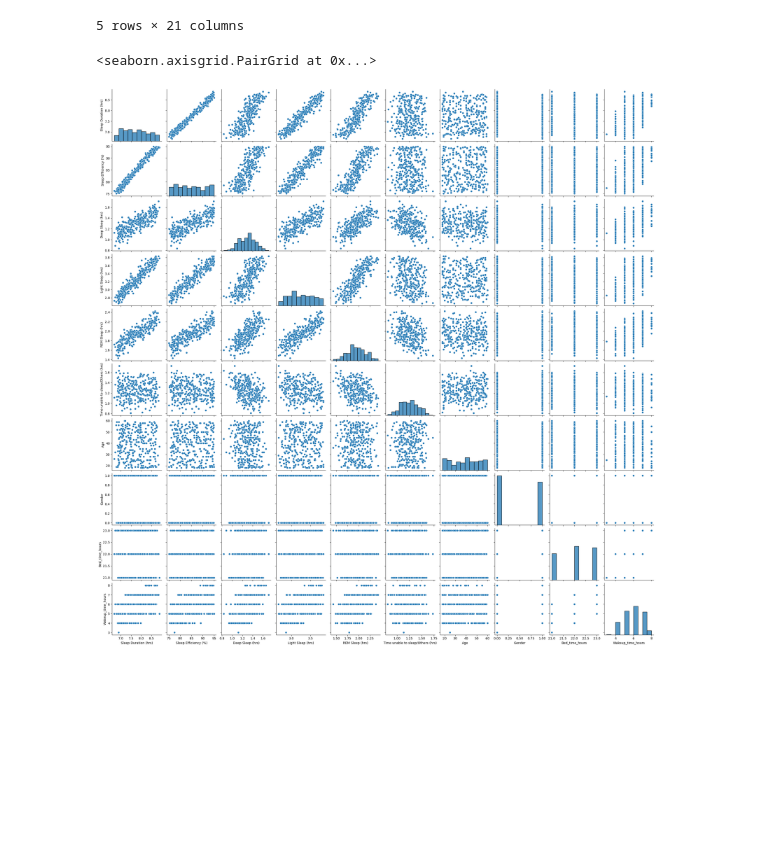
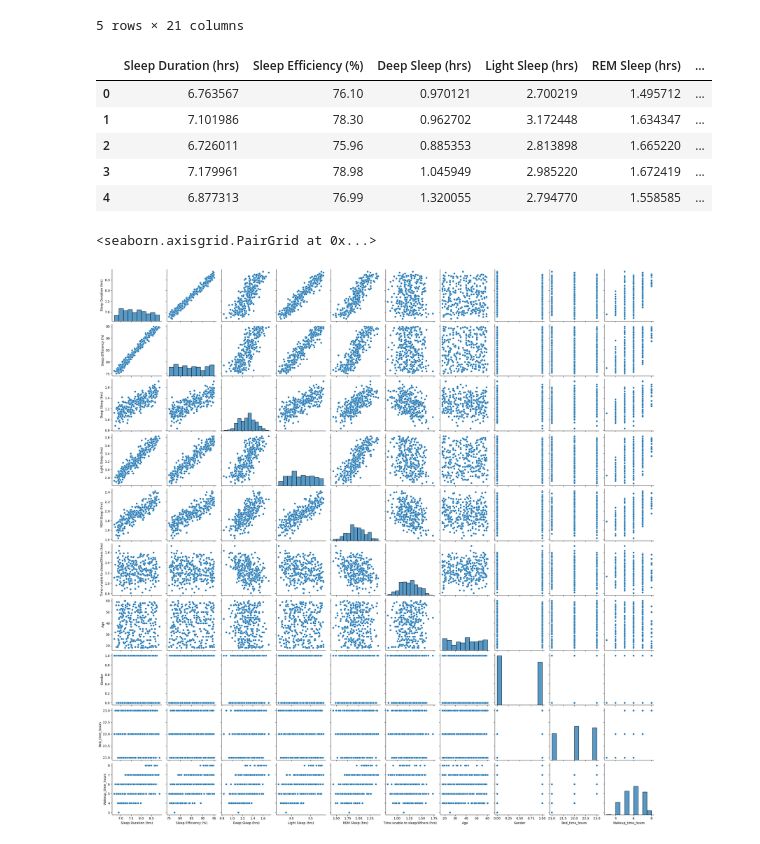
Before and after one commit to riadobriyal/Somnifit, a Jupyter notebook: backend/EDA & training/EDA_FS_sleep.ipynb, the cells around one changed output. Drawn from its saved outputs; the diff is of its cells as text; code cells hidden in the pictures; blank space fills up the shorter version.

```diff
--- a/backend/EDA & training/EDA_FS.ipynb
+++ b/backend/EDA & training/EDA_FS_sleep.ipynb
@@ -75,6 +75,15 @@ df.head()
 5 rows × 21 columns
 # %%
 df.drop(['Unnamed: 0','Person ID','Date','Bed Time','Wake Up Time','Step Count','Distance Walked/Run (km)', 'Calories Burned','Exercise Duration (min)', 'Calculated Duration', 'Duration Match'],axis=1,inplace=True)
+# %%
+df.head()
+# %% [output]
+|  | Sleep Duration (hrs) | Sleep Efficiency (%) | Deep Sleep (hrs) | Light Sleep (hrs) | REM Sleep (hrs) | ... |
+| 0 | 6.763567 | 76.10 | 0.970121 | 2.700219 | 1.495712 | ... |
+| 1 | 7.101986 | 78.30 | 0.962702 | 3.172448 | 1.634347 | ... |
+| 2 | 6.726011 | 75.96 | 0.885353 | 2.813898 | 1.665220 | ... |
+| 3 | 7.179961 | 78.98 | 1.045949 | 2.985220 | 1.672419 | ... |
+| 4 | 6.877313 | 76.99 | 1.320055 | 2.794770 | 1.558585 | ... |
 # %%
 sns.pairplot(df)
 # %% [output]
```
Also changed, not shown: parts of 3 cells of this notebook, 4 other files.
